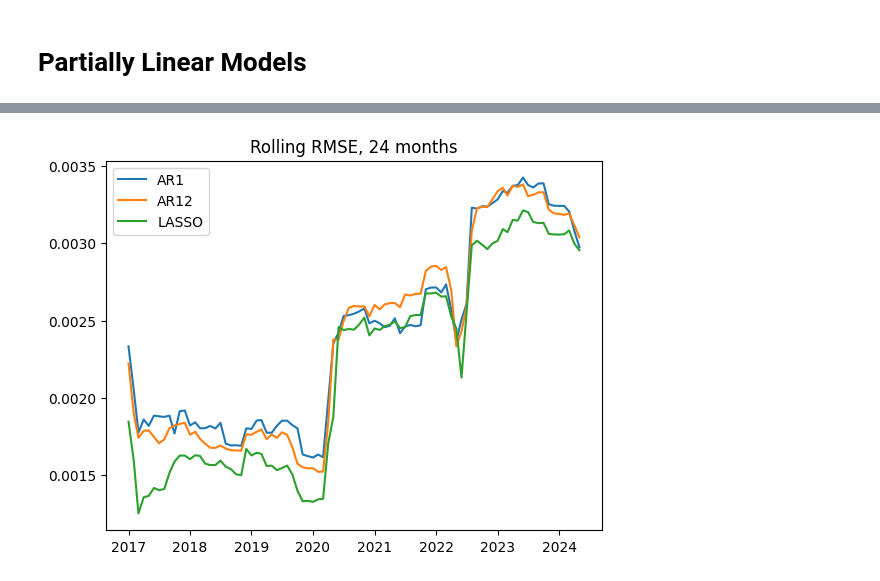
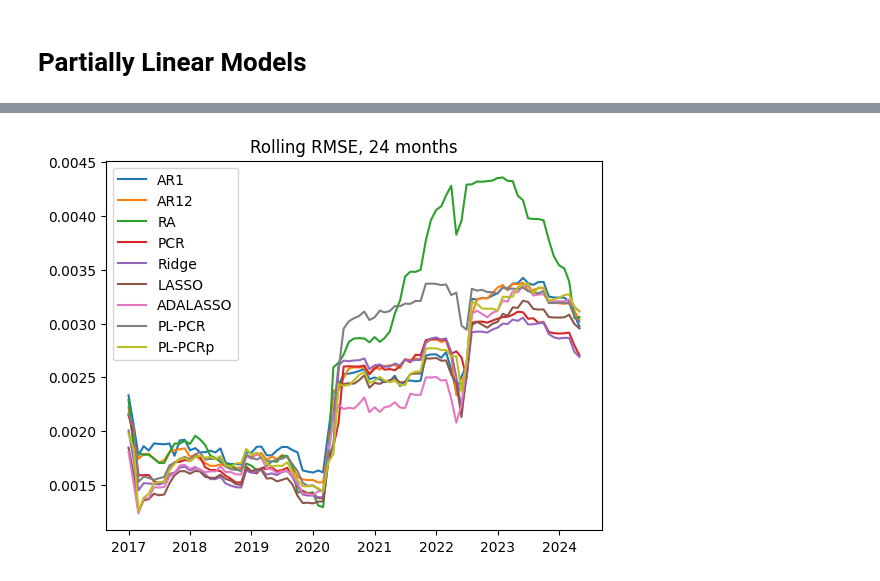
Before and after one commit to reccarneiro/ELL_2024, a Jupyter notebook: Inflation_Forecast/main-1st-day-MoM.ipynb, the cells around one changed output, grey strips where cells are left out. Saved outputs shown, nothing was run; the diff lists cells and outputs as text; code cells hidden in the pictures.

```diff
--- a/Inflation_Forecast/main-1st-day-MoM.ipynb
+++ b/Inflation_Forecast/main-1st-day-MoM.ipynb
@@ -280,25 +353,45 @@ X_test_stzd_tilde = X_test_stzd*np.abs(Ridgemodel_dict[min_idx_ridge].coef_)
 # alpha_list = np.linspace(1e-14,0.0001,100)
 alpha_list = np.linspace(0,0.000001,50)
 val_err = np.zeros((n_val,len(alpha_list)))
+AIC = np.zeros((len(alpha_list),))
+BIC = np.zeros((len(alpha_list),))
 AdaLassomodel_dict = {}
 for cv_i, alpha in enumerate(alpha_list):
     AdaLassomodel_dict[cv_i] = Lasso(alpha=alpha, fit_intercept=True,  warm_start=True, random_state=seed)
     AdaLassomodel_dict[cv_i].fit(X_train_stzd_tilde, Y_train)
+
+    DF = np.sum(AdaLassomodel_dict[cv_i].coef_ !=0)
+    RSS = np.sum((Y_train-AdaLassomodel_dict[cv_i].predict(X_train_stzd_tilde))**2)
+    BIC[cv_i] = n_train*np.log(RSS) + DF*np.log(n_train)
+    AIC[cv_i] = n_train*np.log(RSS) + DF*2
+
     Y_hat = AdaLassomodel_dict[cv_i].predict(X_val_stzd_tilde)
     val_err[:, cv_i] = Y_val.values-Y_hat
 
 min_idx = np.argmin(np.mean(np.array(val_err)**2, axis=0))
 val_err_AdaLasso = np.mean(np.array(val_err)**2, axis=0)
+AdaLasso_alpha = val_err_AdaLasso[min_idx]
+
+
+min_idx_AIC = np.argmin(AIC)
+min_idx_BIC = np.argmin(BIC)
 
 plt.plot(alpha_list, val_err_AdaLasso)
+plt.scatter(alpha_list[min_idx],val_err_AdaLasso[min_idx],label='minimum')
+plt.scatter(alpha_list[min_idx_AIC],val_err_AdaLasso[min_idx_AIC],label='AIC')
+plt.scatter(alpha_list[min_idx_BIC],val_err_AdaLasso[min_idx_BIC],label='BIC')
+plt.legend()
 plt.xlabel('alpha')
 plt.title('Validation Error, ADALASSO, argmin=%0.7f'%alpha_list[min_idx])
 plt.show()
 
 Y_hat = AdaLassomodel_dict[min_idx].predict(X_test_stzd_tilde)
-test_err_Lasso = Y_test.values - Y_hat
-RMSE_AdaLasso = np.sqrt(np.sum(test_err_Lasso**2)/len(test_err_Lasso))
+test_err_AdaLasso = Y_test.values - Y_hat
+RMSE_AdaLasso = np.sqrt(np.sum(test_err_AdaLasso**2)/len(test_err_AdaLasso))
 print('The RMSE of Adaptive LASSO is %f'%RMSE_AdaLasso)
+
+
+AdaLasso_df = np.sum(AdaLassomodel_dict[min_idx].coef_ !=0)
 
 nonzero_beta = pd.DataFrame(((X_train_stzd.columns[AdaLassomodel_dict[min_idx].coef_ !=0],
                             AdaLassomodel_dict[min_idx].coef_[AdaLassomodel_dict[min_idx].coef_ !=0]))).T
@@ -562,19 +657,37 @@ The RMSE of AR model is 0.002445
 # %%
 rolling_RMSE_AR1 = np.zeros((n_test-24,))
 rolling_RMSE_AR12 = np.zeros((n_test-24,))
+rolling_RMSE_RA = np.zeros((n_test-24,))
+rolling_RMSE_PCR = np.zeros((n_test-24,))
+rolling_RMSE_Ridge = np.zeros((n_test-24,))
 rolling_RMSE_LASSO = np.zeros((n_test-24,))
+rolling_RMSE_ADALASSO = np.zeros((n_test-24,))
+rolling_RMSE_PL_PCR = np.zeros((n_test-24,))
+rolling_RMSE_PL_PCRp = np.zeros((n_test-24,))
 for j in range(n_test-24):
     rolling_RMSE_AR1[j] = np.sqrt(np.sum(test_err_AR1[j:j+24]**2)/24)
     rolling_RMSE_AR12[j] = np.sqrt(np.sum(test_err_AR12[j:j+24]**2)/24)
+    rolling_RMSE_RA[j] = np.sqrt(np.sum(test_err_RA[j:j+24]**2)/24)
+    rolling_RMSE_PCR[j] = np.sqrt(np.sum(test_err_PCR[j:j+24]**2)/24)
+    rolling_RMSE_Ridge[j] = np.sqrt(np.sum(test_err_Ridge[j:j+24]**2)/24)
     rolling_RMSE_LASSO[j] = np.sqrt(np.sum(test_err_Lasso[j:j+24]**2)/24)
+    rolling_RMSE_ADALASSO[j] = np.sqrt(np.sum(test_err_AdaLasso[j:j+24]**2)/24)
+    rolling_RMSE_PL_PCR[j] = np.sqrt(np.sum(test_err_PL_PCR[j:j+24]**2)/24)
+    rolling_RMSE_PL_PCRp[j] = np.sqrt(np.sum(test_err_PL_PCRp[j:j+24]**2)/24)
 
 # training_idx = np.where(training_period)[0]
 
 plt.plot(Date_used[forecast_period][24:],rolling_RMSE_AR1,label='AR1')
 plt.plot(Date_used[forecast_period][24:],rolling_RMSE_AR12,label='AR12')
+plt.plot(Date_used[forecast_period][24:],rolling_RMSE_RA,label='RA')
+plt.plot(Date_used[forecast_period][24:],rolling_RMSE_PCR,label='PCR')
+plt.plot(Date_used[forecast_period][24:],rolling_RMSE_Ridge,label='Ridge')
 plt.plot(Date_used[forecast_period][24:],rolling_RMSE_LASSO,label='LASSO')
+plt.plot(Date_used[forecast_period][24:],rolling_RMSE_ADALASSO,label='ADALASSO')
+plt.plot(Date_used[forecast_period][24:],rolling_RMSE_PL_PCR,label='PL-PCR')
+plt.plot(Date_used[forecast_period][24:],rolling_RMSE_PL_PCRp,label='PL-PCRp')
 plt.title('Rolling RMSE, 24 months')
 plt.legend()
 plt.show()
 # %% [output]
-[figure, old version]
+[figure, new version]
```
Also changed, not shown: parts of 14 cells of this notebook, 10 other files.
